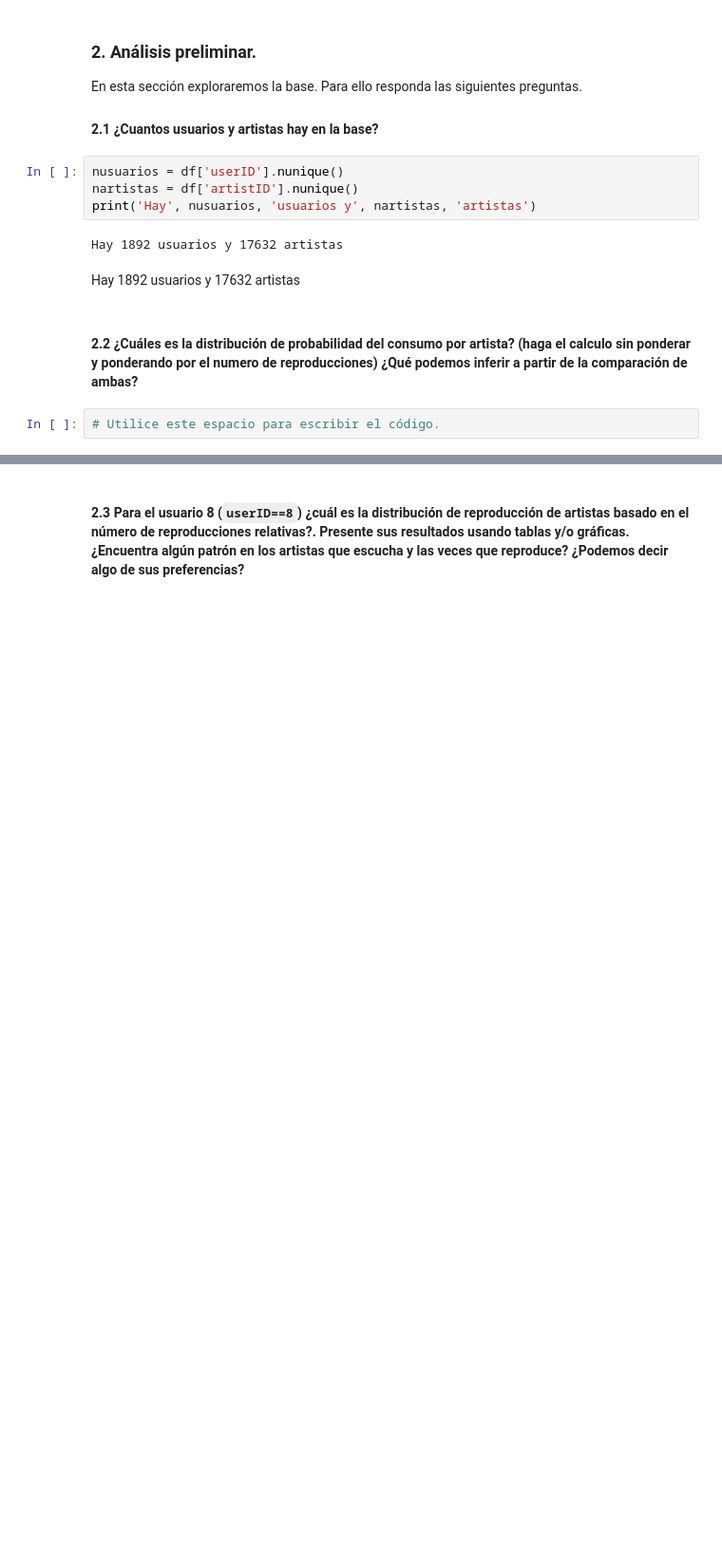
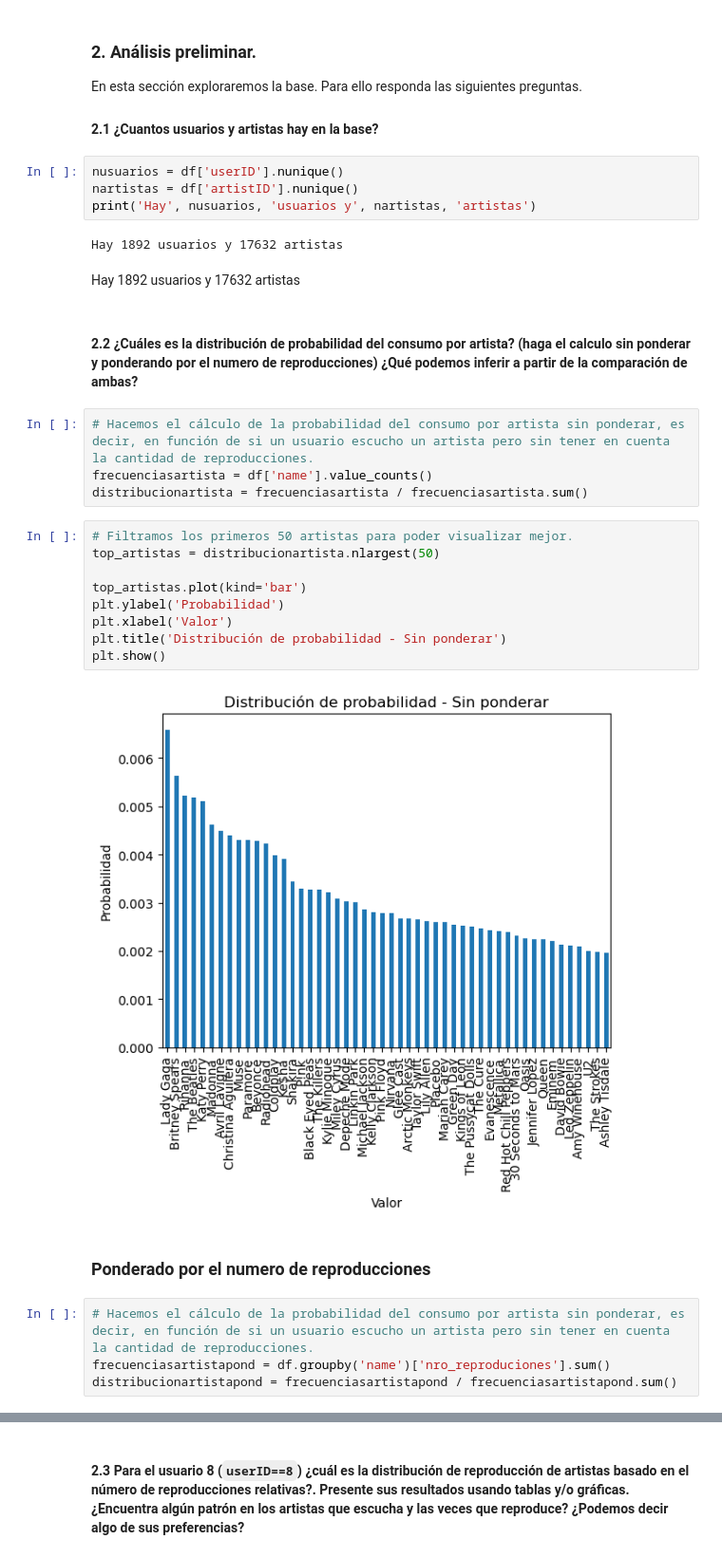
Before and after one commit to sebastian23escobar/Aprendizaje_no_supervisado, a Jupyter notebook: Taller3/S5_LC_Taller_Colab.ipynb, the cells around one changed output, grey strips where cells are left out. Shown at 95% size. Cells and saved outputs as stored; diff of their text form; blank space fills up the shorter version.

```diff
--- a/Taller3/S5_LC_Taller_Colab.ipynb
+++ b/Taller3/S5_LC_Taller_Colab.ipynb
@@ -113,4 +100,23 @@ Hay 1892 usuarios y 17632 artistas
 
 #### 2.2 ¿Cuáles es la distribución de probabilidad del consumo por artista? (haga el calculo sin ponderar y ponderando por el numero de reproducciones) ¿Qué podemos inferir a partir de la comparación de ambas?
 # %%
-# Utilice este espacio para escribir el código.
+# Hacemos el cálculo de la probabilidad del consumo por artista sin ponderar, es decir, en función de si un usuario escucho un artista pero sin tener en cuenta la cantidad de reproducciones.
+frecuenciasartista = df['name'].value_counts()
+distribucionartista = frecuenciasartista / frecuenciasartista.sum()
+# %%
+# Filtramos los primeros 50 artistas para poder visualizar mejor.
+top_artistas = distribucionartista.nlargest(50)
+
+top_artistas.plot(kind='bar')
+plt.ylabel('Probabilidad')
+plt.xlabel('Valor')
+plt.title('Distribución de probabilidad - Sin ponderar')
+plt.show()
+# %% [output]
+[figure, added]
+# %% [markdown]
+### Ponderado por el numero de reproducciones
+# %%
+# Hacemos el cálculo de la probabilidad del consumo por artista sin ponderar, es decir, en función de si un usuario escucho un artista pero sin tener en cuenta la cantidad de reproducciones.
+frecuenciasartistapond = df.groupby('name')['nro_reproduciones'].sum()
+distribucionartistapond = frecuenciasartistapond / frecuenciasartistapond.sum()
```
Also changed, not shown: parts of 7 cells of this notebook.
